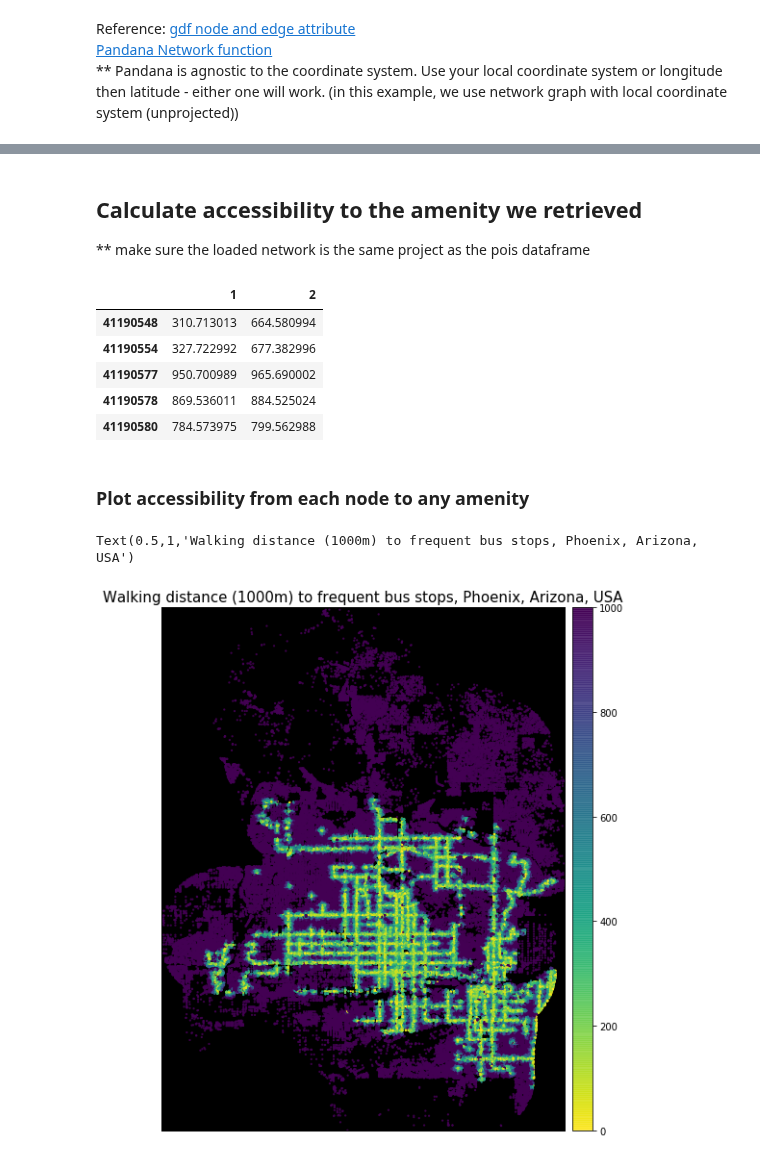
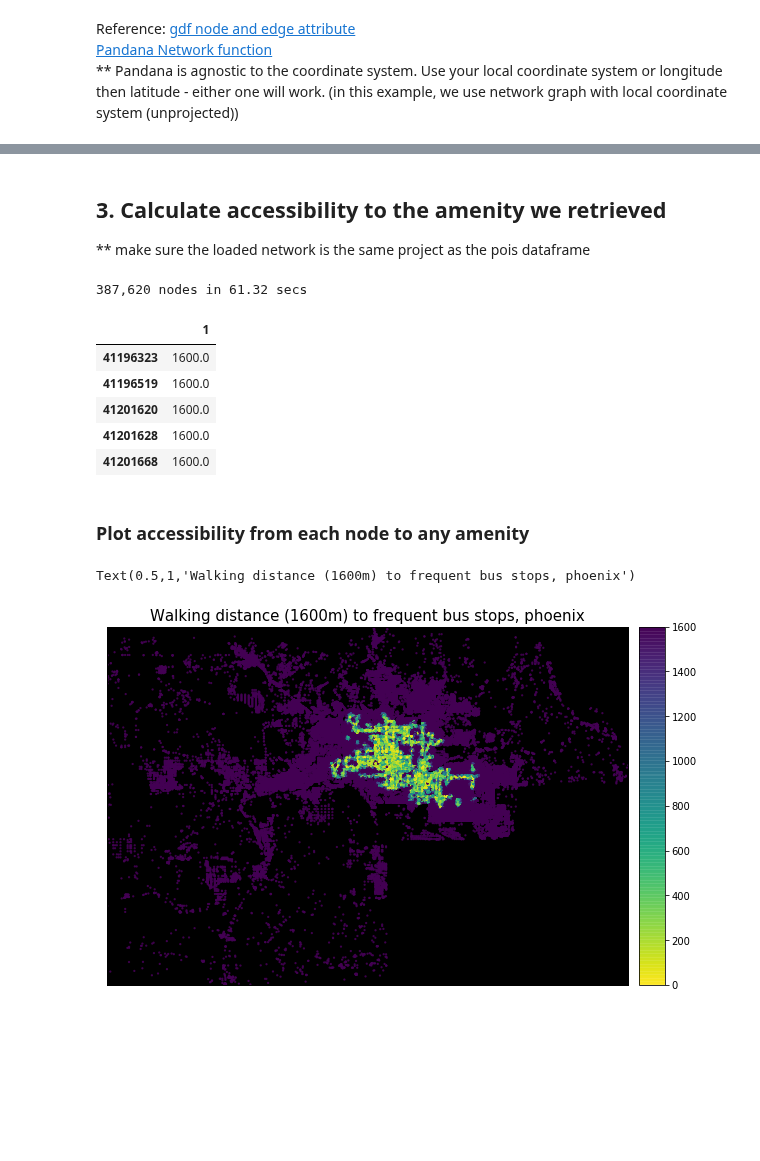
Before and after one commit to healthysustainablecities/global-indicators, a Jupyter notebook: process/07a_create_bus_stops_pandana_accessibility.ipynb, the cells around one changed output, grey strips where cells are left out. Drawn from its saved outputs; the diff is of its cells as text; code cells hidden in the pictures; blank space fills up the shorter version.

```diff
--- a/process/07a_create_bus_stops_pandana_accessibility.ipynb
+++ b/process/07a_create_bus_stops_pandana_accessibility.ipynb
@@ -83,4 +13,0 @@ bbox
-# %%
-# configure search at a max distance of 1 km for up to the 2 nearest points-of-interest
-distance = 1000
-num_pois = 2
@@ -116,0 +29,9 @@ bgcolor = 'k'
+# %%
+# get bounding box from study region boundary shapefile
+# get the 10 km buffered study region to consider the edge effects
+bbox = get_bufferedstudyregion_bbox(boundary_filepath, crs=crs, to_crs=to_crs, to_latlong=True)
+
+# check the shapefile format, study region boundary shapefile should specify lat lon geometry
+# Bounding box should be formatted as a 4 element tuple: (lng_max, lat_min, lng_min, lat_max)
+bbox = [bbox[1], bbox[0], bbox[3], bbox[2]]
+print(bbox)
@@ -134,31 +57,5 @@ Reference:
 [gdf node and edge attribute](https://automating-gis-processes.github.io/2018/notebooks/L6/network-analysis.html)
 [Pandana Network function](https://udst.github.io/pandana/tutorial.html)
 ** Pandana is agnostic to the coordinate system. Use your local coordinate system or longitude then latitude - either one will work. (in this example, we use network graph with local coordinate system (unprojected))
-# %%
-def get_pandana_network(G_filename, folder, bbox=None):
-    start_time = time.time()
-    if os.path.isfile(folder + "/" + G_filename):
-        method = 'loaded from graphml'
-        G_osm_walk = ox.load_graphml(G_filename, folder)
-        # get gdf nodes and edges
-        gdf_osm_walk_nodes = ox.graph_to_gdfs(G_osm_walk, nodes=True, edges=False)
-        gdf_osm_walk_edges = ox.graph_to_gdfs(G_osm_walk, nodes=False, edges=True)
-        # get network from Pandana
-        network=pandana.network.Network(gdf_osm_walk_nodes["x"], gdf_osm_walk_nodes["y"], gdf_osm_walk_edges["u"], gdf_osm_walk_edges["v"],
-                 gdf_osm_walk_edges[["length"]])
-
-    else:
-        method = 'downloaded from OSM'
-        # otherwise, query the OSM API for the street network within the bounding box
-        G_osm_walk = ox.graph_from_bbox(north=bbox[2], south=bbox[0], east=bbox[3], west=bbox[1], network_type= 'walk', retain_all=True, buffer_dist=1e4)
-        # get gdf nodes and edges
-        gdf_osm_walk_nodes = ox.graph_to_gdfs(G_osm_walk, nodes=True, edges=False)
-        gdf_osm_walk_edges = ox.graph_to_gdfs(G_osm_walk, nodes=False, edges=True)
-
-        # get network from Pandana
-        network=pandana.network.Network(gdf_osm_walk_nodes["x"], gdf_osm_walk_nodes["y"], gdf_osm_walk_edges["u"], gdf_osm_walk_edges["v"],
-                 gdf_osm_walk_edges[["length"]])
-    log('Network with {:,} nodes {} in {:,.2f} secs'.format(len(network.node_ids), method, time.time()-start_time))
-    return network
 # %%
 network = get_pandana_network(G_filename=G_filename, folder=OSM_folder, bbox=bbox)
@@ -165,4 +64,4 @@ network = get_pandana_network(G_filename=G_filename, folder=OSM_folder, bbox=bbo
 # %% [markdown]
-## Calculate accessibility to the amenity we retrieved
+## 3. Calculate accessibility to the amenity we retrieved
 
 ** make sure the loaded network is the same project as the pois dataframe
@@ -185,12 +68,13 @@ def get_nearest_poi_to_node(pandana_network, pois_df, distance, num_pois):
 # %%
-all_access = get_nearest_poi_to_node(pandana_network=network, pois_df=bus_stop_gdf, distance=distance, num_pois=num_pois)
+all_access = get_nearest_node_to_pois(pandana_network=network, pois_df=bus_stop_gdf, distance=distance, num_pois=num_pois)
 all_access.head()
 # %% [output]
+387,620 nodes in 61.32 secs
-|  | 1 | 2 |
-| 41190548 | 310.713013 | 664.580994 |
-| 41190554 | 327.722992 | 677.382996 |
-| 41190577 | 950.700989 | 965.690002 |
-| 41190578 | 869.536011 | 884.525024 |
-| 41190580 | 784.573975 | 799.562988 |
+|  | 1 |
+| 41196323 | 1600.0 |
+| 41196519 | 1600.0 |
+| 41201620 | 1600.0 |
+| 41201628 | 1600.0 |
+| 41201668 | 1600.0 |
 # %% [markdown]
 ### Plot accessibility from each node to any amenity
@@ -197,11 +104,11 @@ all_access.head()
 # %%
 # distance to the nearest amenity of any type
 n = 1
 bmap, fig, ax = network.plot(all_access[n], plot_kwargs=plot_kwargs, fig_kwargs=fig_kwargs, bmap_kwargs=bmap_kwargs, cbar_kwargs=cbar_kwargs)
 ax.set_facecolor(bgcolor)
-ax.set_title('Walking distance ({}m) to {}, {}'.format(distance, pois, studyregion), fontsize=15)
+ax.set_title('Walking distance ({}m) to {}, {}'.format(distance, 'frequent bus stops', placename), fontsize=15)
 #fig.savefig('images/accessibility-bus-phx.png', dpi=200, bbox_inches='tight')
 # %% [output]
-Text(0.5,1,'Walking distance (1000m) to frequent bus stops, Phoenix, Arizona, USA')
+Text(0.5,1,'Walking distance (1600m) to frequent bus stops, phoenix')
-[figure, old version]
+[figure, new version]
 # %% [markdown]
```
Also changed, not shown: parts of 22 cells of this notebook, 35 other files.
